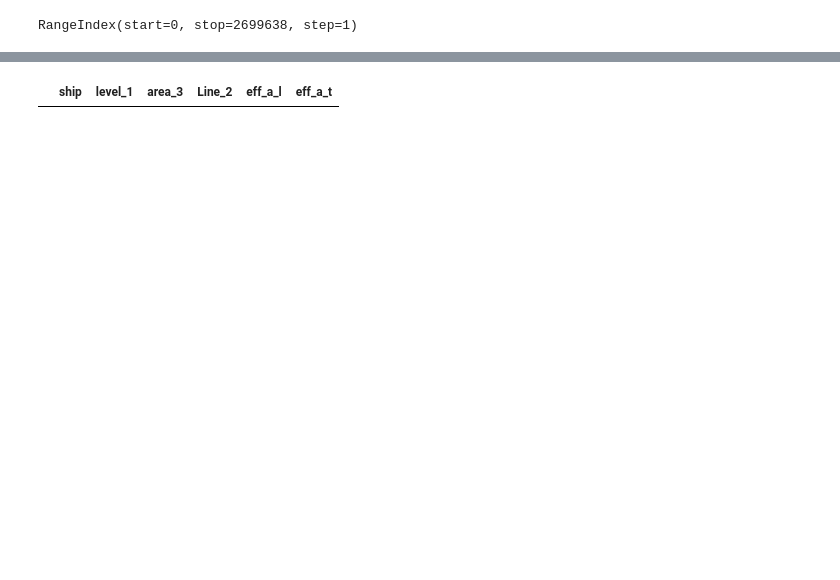
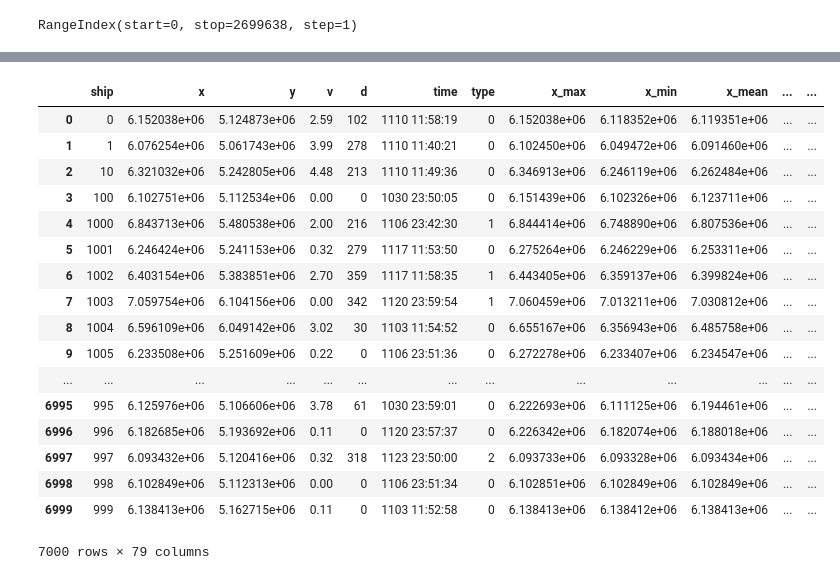
Before and after one commit to GaoGeolone/GeoloneAISea, a Jupyter notebook: process/02-feature_extract.ipynb, the cells around one changed output, grey strips where cells are left out. Cells and saved outputs as stored; diff of their text form; code cells hidden in the pictures; blank space fills up the shorter version.

Commit message:
This time Add area and efficiency with it But eff not work well
Signed-off-by: Geolone <gaojialong@gmail.com>

```diff
--- a/process/02-feature_extract.ipynb
+++ b/process/02-feature_extract.ipynb
@@ -105,6 +106,24 @@ def area_tri(groupbied):
     else:
         area_triangle=pd.DataFrame({'area_3':[0],'Line_2':[0],'eff_a_l':[0],'eff_a_t':[0]})
     return area_triangle
+# %%
+#add FFT
+def fft_v(groupbied):
+    nSampleNum = len(groupbied)
+    sampleTime = groupbied['diff_time'].mean()
+    ncount = (nSampleNum-1)*sampleTime
+    delta_f = nSampleNum / ncount
+    x = np.linspace(0,sampleTime,ncount)#时域波形x轴坐标
+    freqLine = nSampleNum
+    v = groupbied['v'].values#np.sin(2*pi*250*x)
+    fft = abs(np.fft.fft(v))[0:freqLine]  #调用fft变换算法计算频域波形
+    fftx = np.linspace(0,delta_f*freqLine,freqLine)  #频域波形x轴坐标
+    fft_low = pd.DataFrame(fft[fftx<freqLine*0.25]).describe().T.add_prefix('fft_low_')
+    fft_mid_l = pd.DataFrame(fft[(fftx>=freqLine*0.25) & (fftx<freqLine*0.5)]).describe().T.add_prefix('fft_mid_l_')
+    fft_mid_h = pd.DataFrame(fft[(fftx>=freqLine*0.5) & (fftx<freqLine*0.75)]).describe().T.add_prefix('fft_mid_h_')
+    fft_high = pd.DataFrame(fft[fftx>=freqLine*0.75]).describe().T.add_prefix('fft_high_')
+    FFT_=pd.concat([fft_low, fft_mid_l, fft_mid_h, fft_high], axis=1)
+    return FFT_
 # %%
 train = pd.read_hdf('../input/train.h5')
 test = pd.read_hdf('../input/test.h5')
@@ -130,3 +149,6 @@ train_order['diff_time']=pd.DataFrame(train_order.groupby('ship').apply(lambda x
 train_order['diff_dist']=pd.DataFrame(train_order.groupby('ship').apply(lambda x:np.sqrt(x['x'].diff()**2+x['y'].diff()**2))).reset_index()[0]
 train_order['est_v']=pd.DataFrame(train_order.groupby('ship').apply(lambda x:x['diff_dist']/x['diff_time'])).reset_index()[0]
 train_order['est_diff_dist']=pd.DataFrame(train_order.groupby('ship').apply(lambda x:x['v']*x['diff_time']*1852)).reset_index()[0]
+# %%
+v_feature=pd.DataFrame(train_order.groupby('ship').apply(fft_v)).reset_index()
+v_feature
@@ -132,0 +174,2 @@ train_order['est_diff_dist']=pd.DataFrame(train_order.groupby('ship').apply(lamb
+# %%
+train_feature = extract_feature(train, train_label)
@@ -133,15 +183,27 @@ train_order['est_diff_dist']=pd.DataFrame(train_order.groupby('ship').apply(lamb
+# %%
+train_feature = pd.merge(train_feature, v_feature, on='ship', how='left')
 # %%
-train_moved=train_order.loc[train_order.groupby('ship').apply(lambda x:x['diff_dist']!=0 ).reset_index()['diff_dist']]
-# train_moved['diff_time_between_moving']=pd.DataFrame(train_moved.groupby('ship').apply(lambda x:x['time'].diff()/np.timedelta64(1, 'h'))).reset_index()['time']
-# train_moved
-# 试着在外部先去掉相邻重复项 this is very important  train_order.groupby('ship').apply(lambda x:x['diff_dist']!=0 )
-# df.loc[df.groupby(['CATEGORY'])['VALUE'].diff(1)!=0]This can drop off 连贯相同的项
-# train_order=train_order.loc[train_order.groupby('ship').apply(lambda x:x['diff_dist']!=0 ).reset_index()['diff_dist']]
-# train_order_drop
+train_feature
+# train_moved=train_order.loc[train_order.groupby('ship').apply(lambda x:x['diff_dist']!=0 ).reset_index()['diff_dist']]
+# # df.loc[df.groupby(['CATEGORY'])['VALUE'].diff(1)!=0]This can drop off 连贯相同的项
+# temp=pd.DataFrame(train_moved.groupby('ship').apply(area_tri)).reset_index()
+# temp[temp['area_3']!=0]
+# %% [output]
+|  | ship | x | y | v | d | time | type | x_max | x_min | x_mean | ... | ... |
+| 0 | 0 | 6.152038e+06 | 5.124873e+06 | 2.59 | 102 | 1110 11:58:19 | 0 | 6.152038e+06 | 6.118352e+06 | 6.119351e+06 | ... | ... |
+| 1 | 1 | 6.076254e+06 | 5.061743e+06 | 3.99 | 278 | 1110 11:40:21 | 0 | 6.102450e+06 | 6.049472e+06 | 6.091460e+06 | ... | ... |
+| 2 | 10 | 6.321032e+06 | 5.242805e+06 | 4.48 | 213 | 1110 11:49:36 | 0 | 6.346913e+06 | 6.246119e+06 | 6.262484e+06 | ... | ... |
+| 3 | 100 | 6.102751e+06 | 5.112534e+06 | 0.00 | 0 | 1030 23:50:05 | 0 | 6.151439e+06 | 6.102326e+06 | 6.123711e+06 | ... | ... |
+| 4 | 1000 | 6.843713e+06 | 5.480538e+06 | 2.00 | 216 | 1106 23:42:30 | 1 | 6.844414e+06 | 6.748890e+06 | 6.807536e+06 | ... | ... |
+| 5 | 1001 | 6.246424e+06 | 5.241153e+06 | 0.32 | 279 | 1117 11:53:50 | 0 | 6.275264e+06 | 6.246229e+06 | 6.253311e+06 | ... | ... |
+| 6 | 1002 | 6.403154e+06 | 5.383851e+06 | 2.70 | 359 | 1117 11:58:35 | 1 | 6.443405e+06 | 6.359137e+06 | 6.399824e+06 | ... | ... |
+| 7 | 1003 | 7.059754e+06 | 6.104156e+06 | 0.00 | 342 | 1120 23:59:54 | 1 | 7.060459e+06 | 7.013211e+06 | 7.030812e+06 | ... | ... |
+| 8 | 1004 | 6.596109e+06 | 6.049142e+06 | 3.02 | 30 | 1103 11:54:52 | 0 | 6.655167e+06 | 6.356943e+06 | 6.485758e+06 | ... | ... |
+| 9 | 1005 | 6.233508e+06 | 5.251609e+06 | 0.22 | 0 | 1106 23:51:36 | 0 | 6.272278e+06 | 6.233407e+06 | 6.234547e+06 | ... | ... |
+| ... | ... | ... | ... | ... | ... | ... | ... | ... | ... | ... | ... | ... |
+| 6995 | 995 | 6.125976e+06 | 5.106606e+06 | 3.78 | 61 | 1030 23:59:01 | 0 | 6.222693e+06 | 6.111125e+06 | 6.194461e+06 | ... | ... |
+| 6996 | 996 | 6.182685e+06 | 5.193692e+06 | 0.11 | 0 | 1120 23:57:37 | 0 | 6.226342e+06 | 6.182074e+06 | 6.188018e+06 | ... | ... |
+| 6997 | 997 | 6.093432e+06 | 5.120416e+06 | 0.32 | 318 | 1123 23:50:00 | 2 | 6.093733e+06 | 6.093328e+06 | 6.093434e+06 | ... | ... |
+| 6998 | 998 | 6.102849e+06 | 5.112313e+06 | 0.00 | 0 | 1106 23:51:34 | 0 | 6.102851e+06 | 6.102849e+06 | 6.102849e+06 | ... | ... |
+| 6999 | 999 | 6.138413e+06 | 5.162715e+06 | 0.11 | 0 | 1103 11:52:58 | 0 | 6.138413e+06 | 6.138412e+06 | 6.138413e+06 | ... | ... |
+7000 rows × 79 columns
-# %%
-temp=pd.DataFrame(train_moved.groupby('ship').apply(area_tri)).reset_index()
-# temp=train_order[train_order['ship']==1]['ship'].unique().item(0)
-# temp=train_order.groupby('ship').apply(area_tri)
-temp[temp['area_3']!=0]
-# %% [output]
-|  | ship | level_1 | area_3 | Line_2 | eff_a_l | eff_a_t |
```
Also changed, not shown: parts of 11 cells of this notebook.
